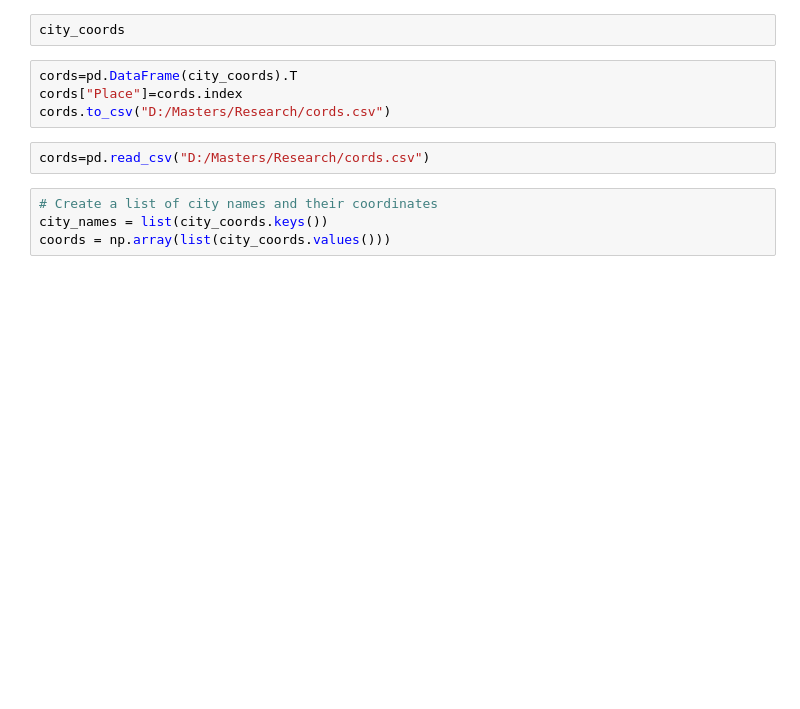
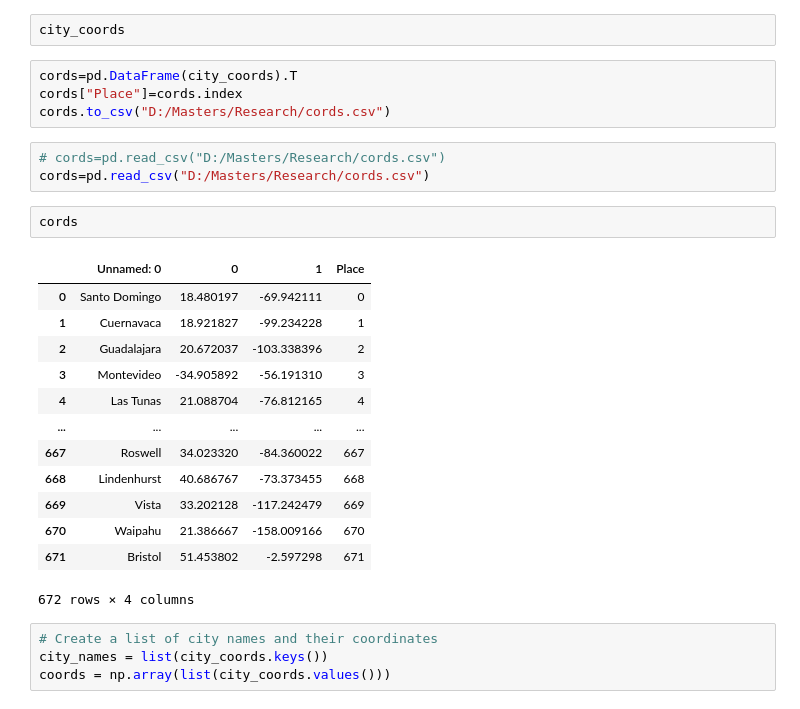
Before and after one commit to maha22lakshmi/Projects, a Jupyter notebook: weather.ipynb, the cells around one changed output. Cells and saved outputs as stored; diff of their text form; blank space fills up the shorter version.

```diff
--- a/weather.ipynb
+++ b/weather.ipynb
@@ -89,7 +87,24 @@ cords=pd.DataFrame(city_coords).T
 cords["Place"]=cords.index
 cords.to_csv("D:/Masters/Research/cords.csv")
 # %%
+# cords=pd.read_csv("D:/Masters/Research/cords.csv")
 cords=pd.read_csv("D:/Masters/Research/cords.csv")
+# %%
+cords
+# %% [output]
+|  | Unnamed: 0 | 0 | 1 | Place |
+| 0 | Santo Domingo | 18.480197 | -69.942111 | 0 |
+| 1 | Cuernavaca | 18.921827 | -99.234228 | 1 |
+| 2 | Guadalajara | 20.672037 | -103.338396 | 2 |
+| 3 | Montevideo | -34.905892 | -56.191310 | 3 |
+| 4 | Las Tunas | 21.088704 | -76.812165 | 4 |
+| ... | ... | ... | ... | ... |
+| 667 | Roswell | 34.023320 | -84.360022 | 667 |
+| 668 | Lindenhurst | 40.686767 | -73.373455 | 668 |
+| 669 | Vista | 33.202128 | -117.242479 | 669 |
+| 670 | Waipahu | 21.386667 | -158.009166 | 670 |
+| 671 | Bristol | 51.453802 | -2.597298 | 671 |
+672 rows × 4 columns
 # %%
 # Create a list of city names and their coordinates
 city_names = list(city_coords.keys())
```
Also changed, not shown: parts of 17 cells of this notebook.
